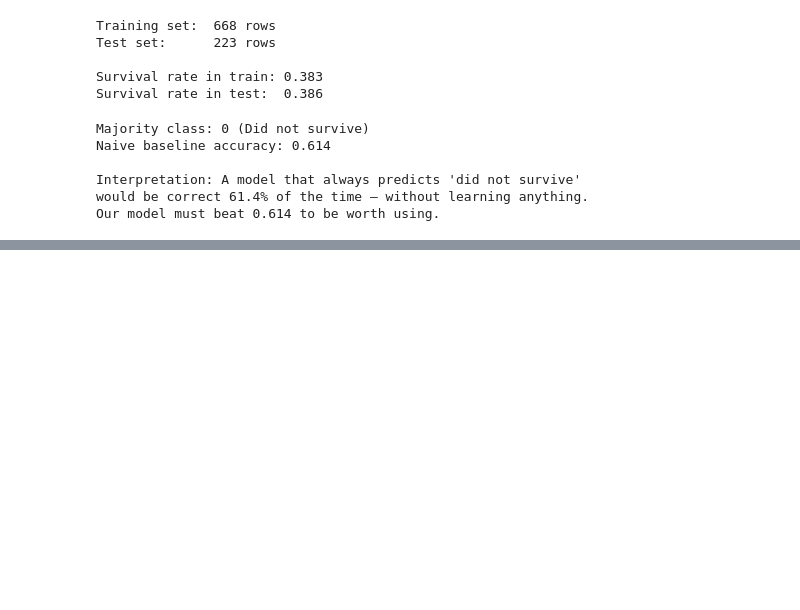
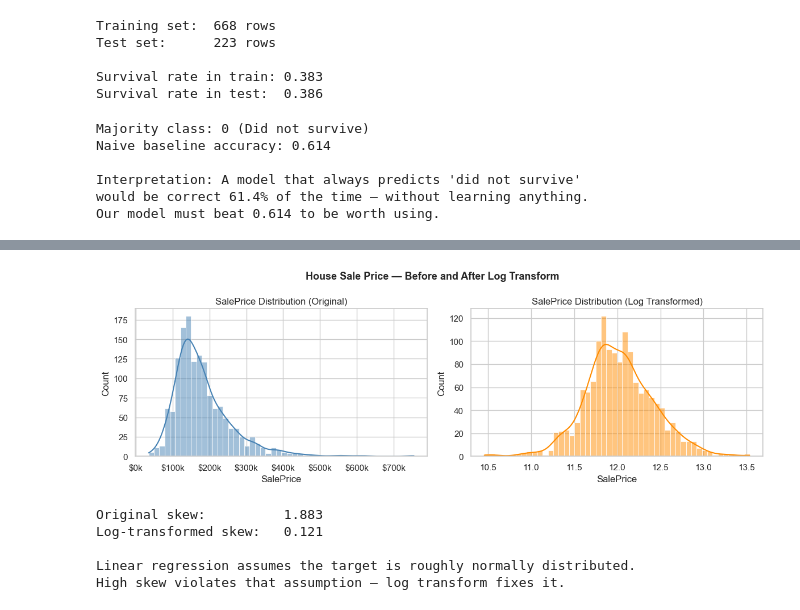
Before and after one commit to PaulPio/DS-Workshop, a Jupyter notebook: class3.ipynb, the cells around one changed output, grey strips where cells are left out. Cells and saved outputs as stored; diff of their text form; code cells hidden in the pictures; blank space fills up the shorter version.

```diff
--- a/class3.ipynb
+++ b/class3.ipynb
@@ -97,0 +367,11 @@ Our model must beat 0.614 to be worth using.
+# %%
+# Read the Housing training dataset from Kaggle.
+houses = pd.read_csv("train.csv")
+
+# Preview the data structure.
+houses.head()
+
+# Display the shape and some statistical properties regarding the target label (SalePrice).
+print("Shape:", houses.shape)
+print("\nTarget — SalePrice:")
+print(houses["SalePrice"].describe().apply(lambda x: f"${x:,.0f}"))
@@ -97,0 +424,32 @@ Our model must beat 0.614 to be worth using.
+# %%
+# Create a 1x2 plotting grid to display side-by-side distributions.
+fig, axes = plt.subplots(1, 2, figsize=(12, 4))
+
+# Plot the raw, original house prices on the left.
+# Most regression models struggle when targets have heavily skewed "tails" (extreme outliers).
+sns.histplot(houses["SalePrice"], bins=50, kde=True, ax=axes[0], color="steelblue")
+axes[0].set_title("SalePrice Distribution (Original)")
+axes[0].xaxis.set_major_formatter(plt.FuncFormatter(lambda x, _: f"${x/1000:.0f}k"))
+
+# Apply a mathematical Log Transformation [ np.log(1 + x) ] and plot it on the right.
+# This "pulls in" the extreme right-tail making the distribution look much closer to a normal bell-curve!
+sns.histplot(np.log1p(houses["SalePrice"]), bins=50, kde=True, ax=axes[1], color="darkorange")
+axes[1].set_title("SalePrice Distribution (Log Transformed)")
+
+plt.suptitle("House Sale Price — Before and After Log Transform", fontsize=13, fontweight="bold")
+plt.tight_layout()
+plt.show()
+
+# Print mathematical statistical skew metrics.
+print(f"Original skew:          {houses['SalePrice'].skew():.3f}")
+print(f"Log-transformed skew:   {np.log1p(houses['SalePrice']).skew():.3f}")
+print()
+print("Linear regression assumes the target is roughly normally distributed.")
+print("High skew violates that assumption — log transform fixes it.")
+# %% [output]
+[figure, added]
+Original skew:          1.883
+Log-transformed skew:   0.121
+
+Linear regression assumes the target is roughly normally distributed.
+High skew violates that assumption — log transform fixes it.
```
Also changed, not shown: parts of 19 cells of this notebook, 6 other files.
